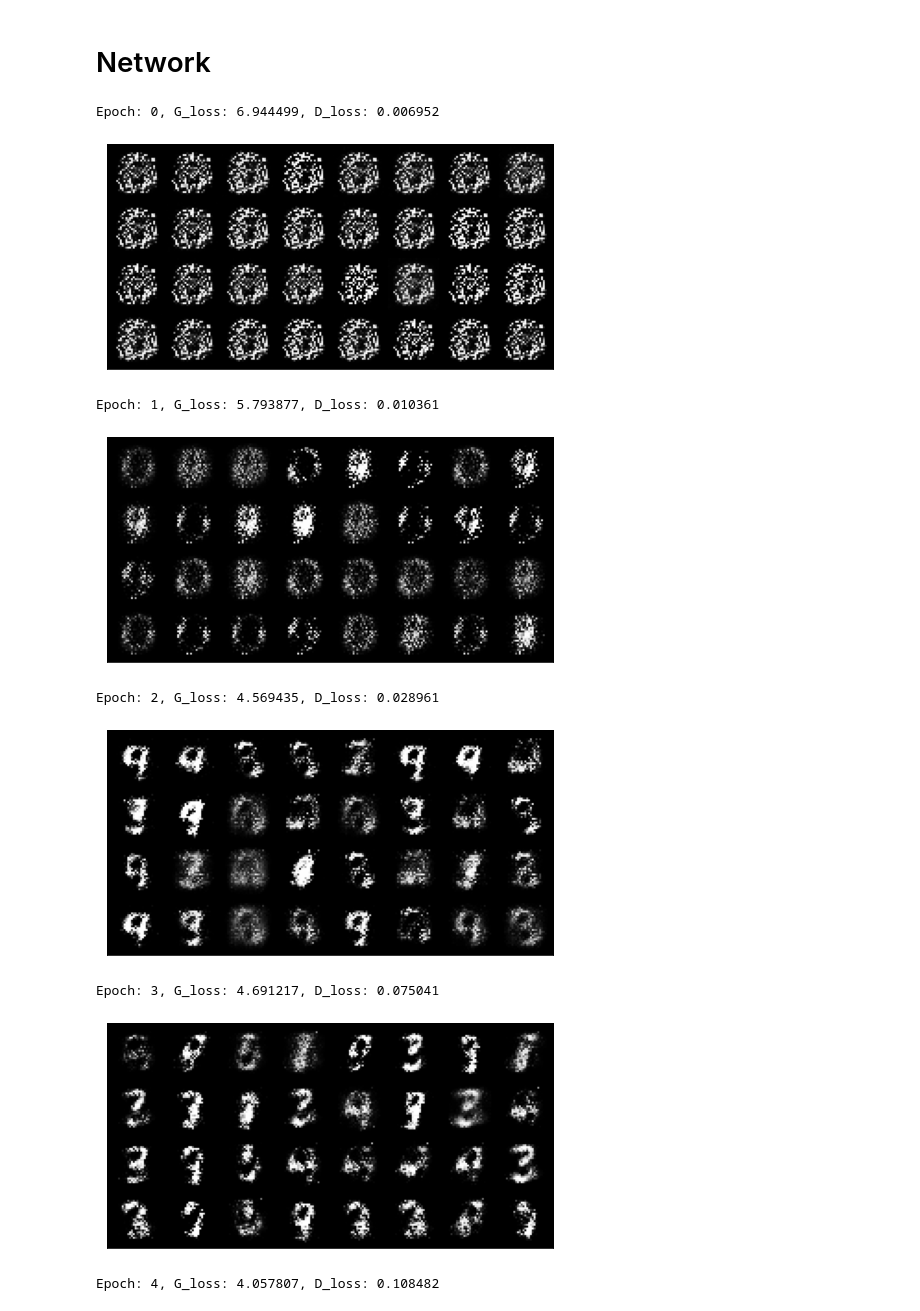
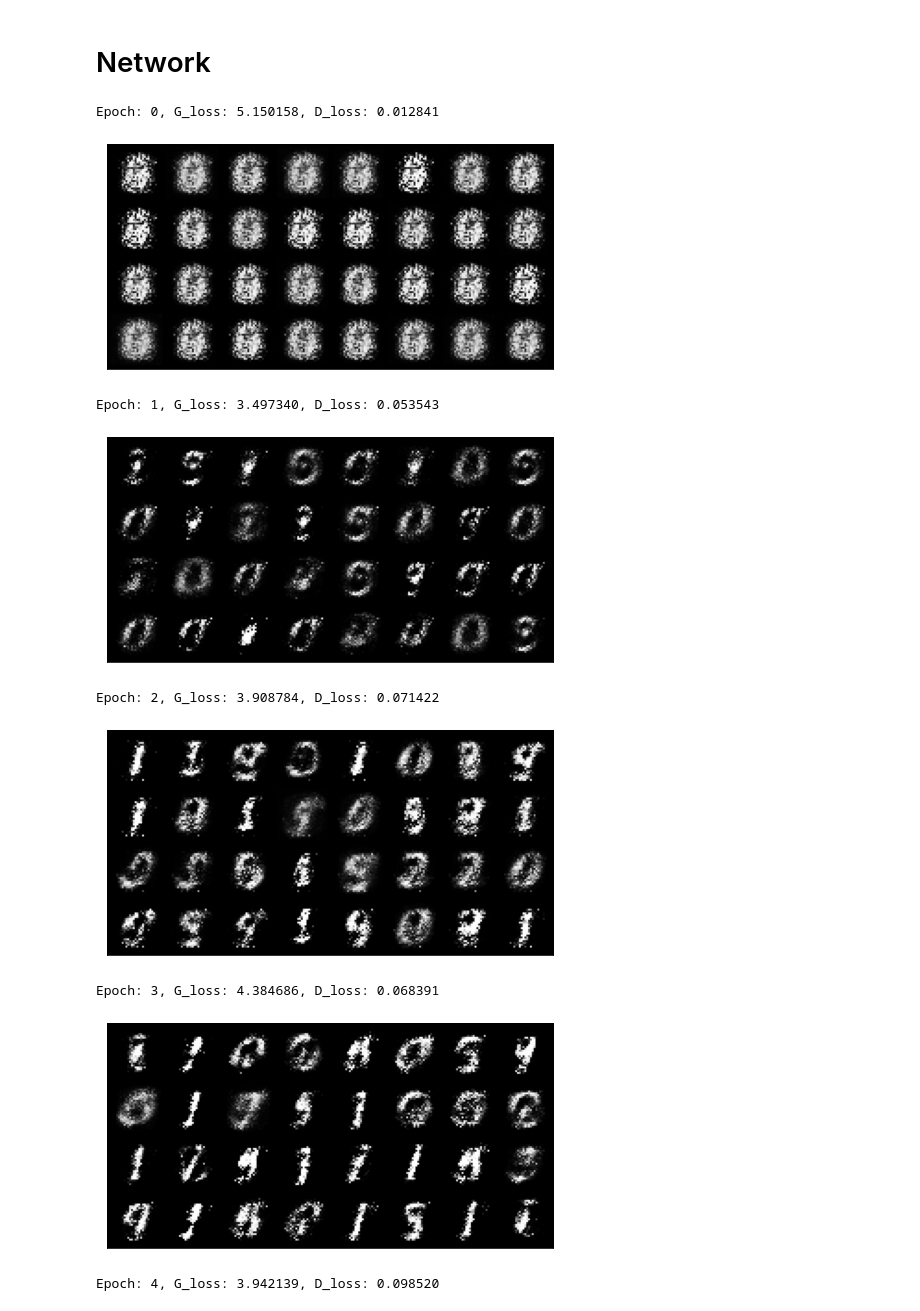
Before and after one commit to davideanastasia/data-science-experiments, a Jupyter notebook: 004_pytorch_GAN.ipynb, the cells around one changed output. Cells and saved outputs as stored; diff of their text form; code cells hidden in the pictures.

```diff
--- a/004_pytorch_GAN.ipynb
+++ b/004_pytorch_GAN.ipynb
@@ -106,8 +106,8 @@ d_loss_fn = nn.BCELoss()
 g_loss_fn = nn.BCELoss()
 # %%
 for epoch in range(10):
-    g_loss_run = 0.0
-    d_loss_run = 0.0
+    g_loss_run = None
+    d_loss_run = None
     for i, data in enumerate(trainloader):
         X, y = data
         # reshape to (BATCH_SIZE, h*w)
@@ -133,44 +133,51 @@ for epoch in range(10):
         d_output_fake = D(g_output)
 
 #         print('d_output_real', d_output_real.size())
 #         print('d_output_fake', d_output_fake.size())
 
-        d_loss_real = d_loss_fn(d_output_real, ones)
-        d_loss_fake = d_loss_fn(d_output_fake, zeros) # <--- pushing the fake ones towards zeros
-        d_loss = (d_loss_real + d_loss_fake) / 2.
-        d_loss_run = (d_loss_run + d_loss) / 2.
+        d_output_pred = torch.cat((d_output_real, d_output_fake), 0)
+        d_output_exp = torch.cat((ones, zeros), 0)
+
+        d_loss = d_loss_fn(d_output_pred, d_output_exp)
+        if d_loss_run is None:
+            d_loss_run = d_loss
+        else:
+            d_loss_run = (d_loss_run + d_loss) / 2.
 
         d_optim.zero_grad()
         d_loss.backward()
         d_optim.step()
 
 #         print(d_loss_real, d_loss_fake, d_loss)
 
         g_input = torch.randn(batch_size, Z_DIM)
         g_output = G(g_input)
         d_output_fake = D(g_output)
 
         g_loss = g_loss_fn(d_output_fake, ones) # <-- pushing the fake ones towards ones
-        g_loss_run = (g_loss_run + g_loss) / 2.
+        if g_loss_run is None:
+            g_loss_run = g_loss
+        else:
+            g_loss_run = (g_loss_run + g_loss) / 2.
 
         g_optim.zero_grad()
         g_loss.backward()
         g_optim.step()
 
     print(f'Epoch: {epoch}, G_loss: {g_loss_run:.6f}, D_loss: {d_loss_run:.6f}')
 
     g_input = torch.randn(batch_size, Z_DIM)
     g_output = G(g_input).detach()
     g_output = g_output.view(batch_size, 1, 28, 28)
 
     plot_grid(g_output)
 # %% [output]
-Epoch: 0, G_loss: 6.944499, D_loss: 0.006952
+Epoch: 0, G_loss: 5.150158, D_loss: 0.012841
-[figure, old version]
+[figure, new version]
-Epoch: 1, G_loss: 5.793877, D_loss: 0.010361
+Epoch: 1, G_loss: 3.497340, D_loss: 0.053543
-[figure, old version]
+[figure, new version]
-Epoch: 2, G_loss: 4.569435, D_loss: 0.028961
+Epoch: 2, G_loss: 3.908784, D_loss: 0.071422
-[figure, old version]
+[figure, new version]
-Epoch: 3, G_loss: 4.691217, D_loss: 0.075041
+Epoch: 3, G_loss: 4.384686, D_loss: 0.068391
-[figure, old version]
+[figure, new version]
-Epoch: 4, G_loss: 4.057807, D_loss: 0.108482
+Epoch: 4, G_loss: 3.942139, D_loss: 0.098520
```
Also changed, not shown: parts of 2 cells of this notebook, 2 other files.
